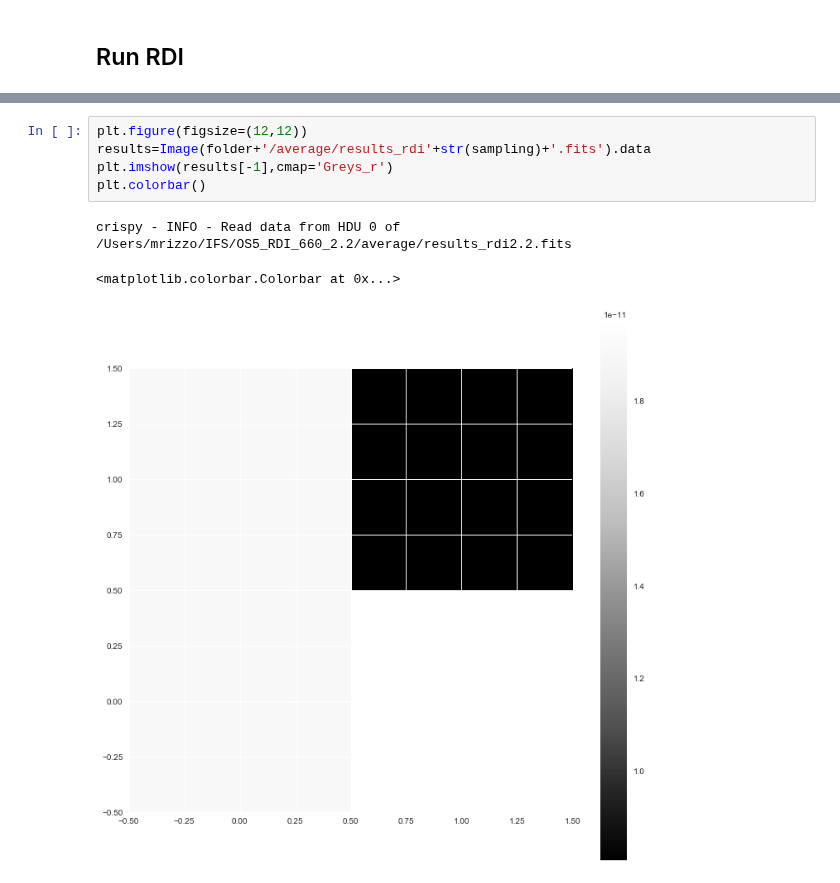
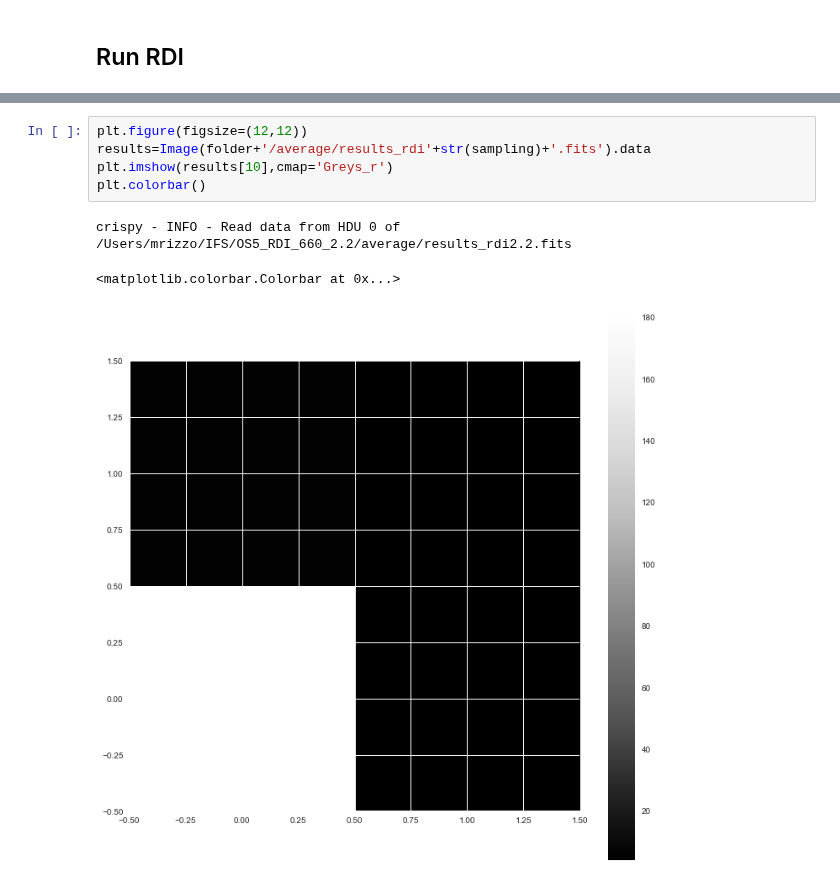
Before and after one commit to mjrfringes/crispy, a Jupyter notebook: docs/source/notebooks/RDI_sensitivity_study.ipynb, the cells around one changed output, grey strips where cells are left out. Saved outputs shown, nothing was run; the diff lists cells and outputs as text.

```diff
--- a/docs/source/notebooks/RDI_sensitivity_study.ipynb
+++ b/docs/source/notebooks/RDI_sensitivity_study.ipynb
@@ -243,9 +213,9 @@ crispy - INFO - Max star matched filter:142813216717.457764
 # %%
 plt.figure(figsize=(12,12))
 results=Image(folder+'/average/results_rdi'+str(sampling)+'.fits').data
-plt.imshow(results[-1],cmap='Greys_r')
+plt.imshow(results[10],cmap='Greys_r')
 plt.colorbar()
 # %% [output]
 crispy - INFO - Read data from HDU 0 of /Users/mrizzo/IFS/OS5_RDI_660_2.2/average/results_rdi2.2.fits
 <matplotlib.colorbar.Colorbar at 0x...>
-[figure, old version]
+[figure, new version]
```
Also changed, not shown: parts of 8 cells of this notebook, 10 other files.
